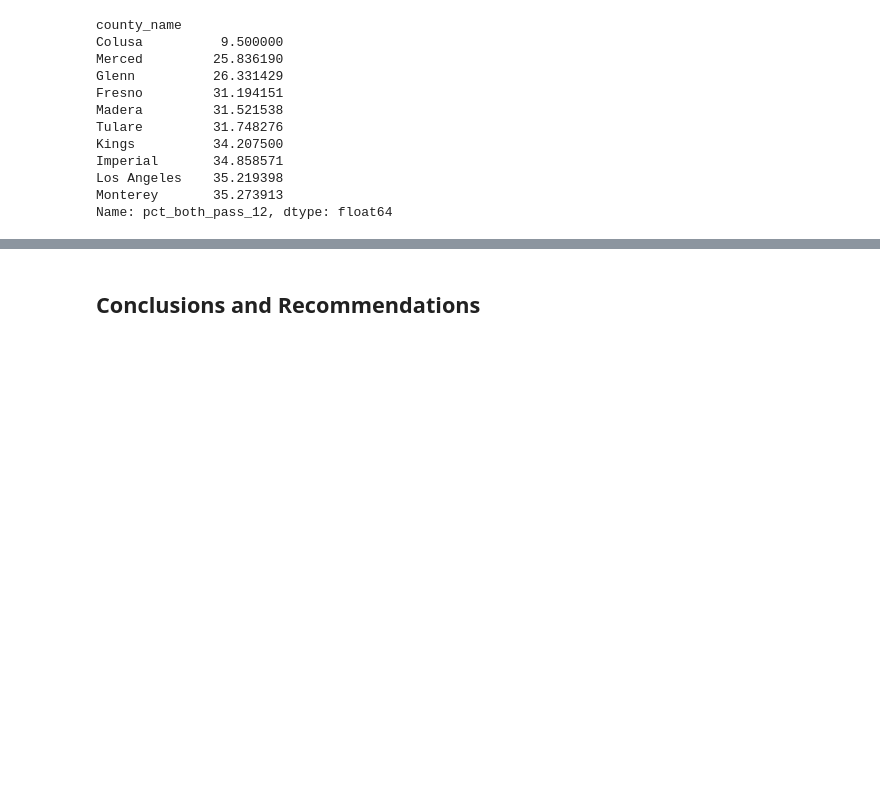
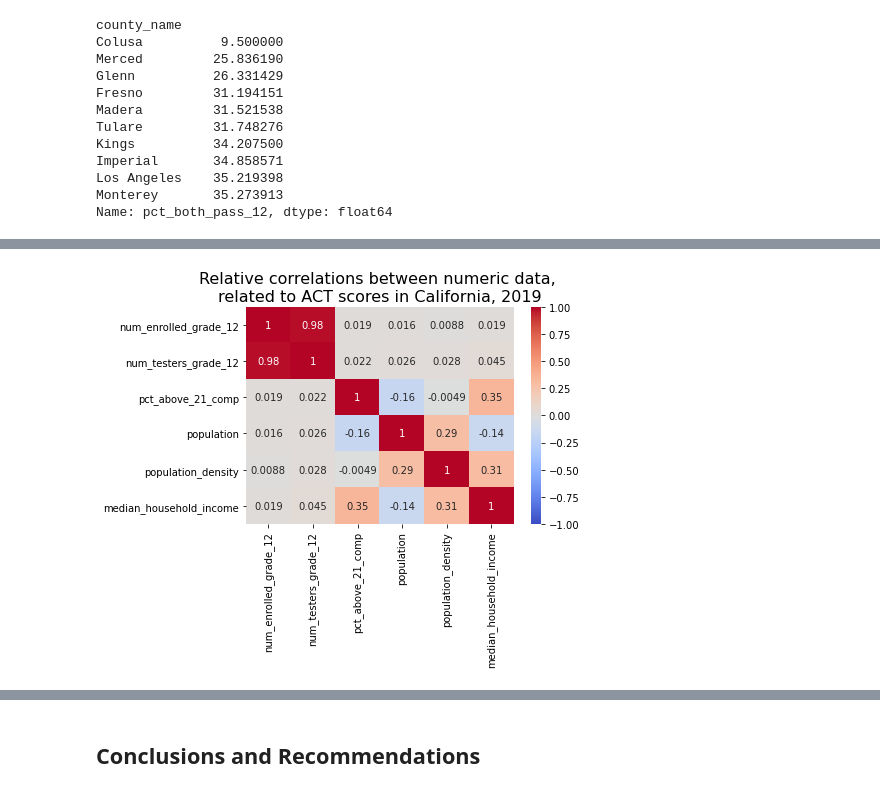
Before and after one commit to c24thomas/cali_act, a Jupyter notebook: code/project-1-take-2.ipynb, the cells around one changed output, grey strips where cells are left out. Saved outputs shown, nothing was run; the diff lists cells and outputs as text; code cells hidden in the pictures; blank space fills up the shorter version.

```diff
--- a/code/project-1-take-2.ipynb
+++ b/code/project-1-take-2.ipynb
@@ -658,0 +737,3 @@ Name: pct_both_pass_12, dtype: float64
+# %%
+income.drop(columns=['Unnamed: 4', 'Unnamed: 5'], inplace=True)
+income.head()
@@ -658,0 +747,3 @@ Name: pct_both_pass_12, dtype: float64
+# %%
+income.dropna(inplace=True)
+income.head()
@@ -658,0 +757,3 @@ Name: pct_both_pass_12, dtype: float64
+# %%
+income.rename(columns={'county': 'county_name'}, inplace=True)
+income.head()
@@ -658,0 +767,2 @@ Name: pct_both_pass_12, dtype: float64
+# %%
+df = pd.merge(df, income, on='county_name')
@@ -703,0 +822,8 @@ Here are some prompts to get you started with visualizations. Feel free to add a
+# %%
+# Code
+act_nums = df[['num_enrolled_grade_12', 'num_testers_grade_12', 'pct_above_21_comp', 'population', 'population_density', 'median_household_income']]
+sns.heatmap(act_nums.corr(), annot=True, cmap='coolwarm', vmax=1, vmin=-1);
+plt.title('''Relative correlations between numeric data,
+related to ACT scores in California, 2019''', size=16);
+# %% [output]
+[figure, added]
```
Also changed, not shown: parts of 32 cells of this notebook.
